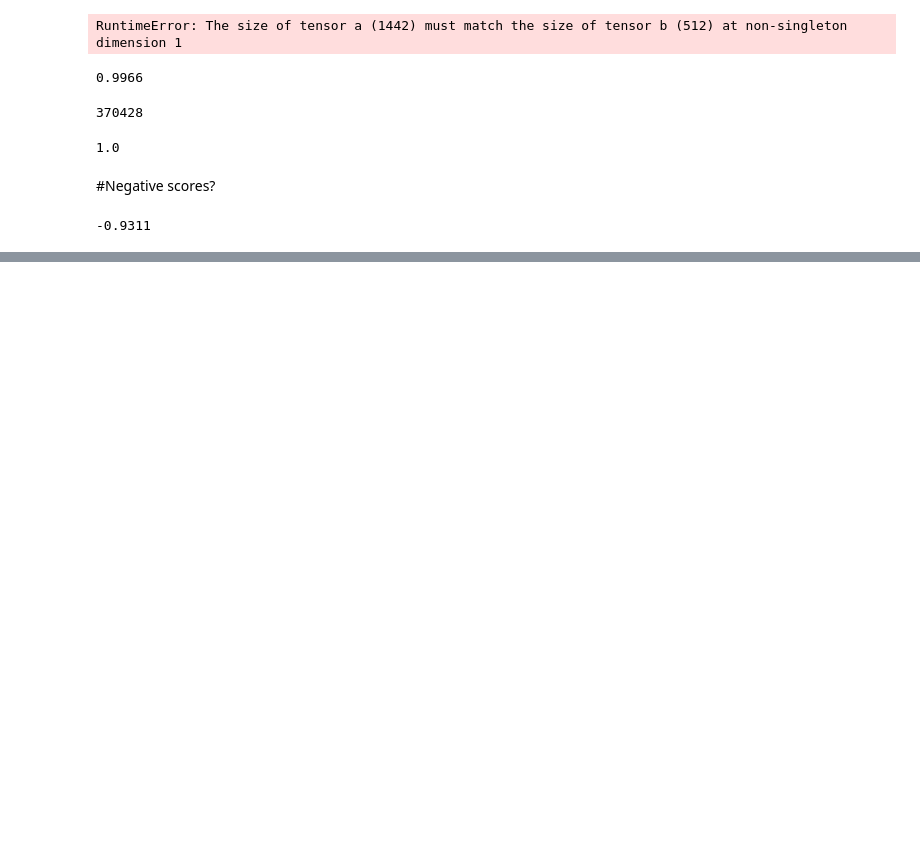
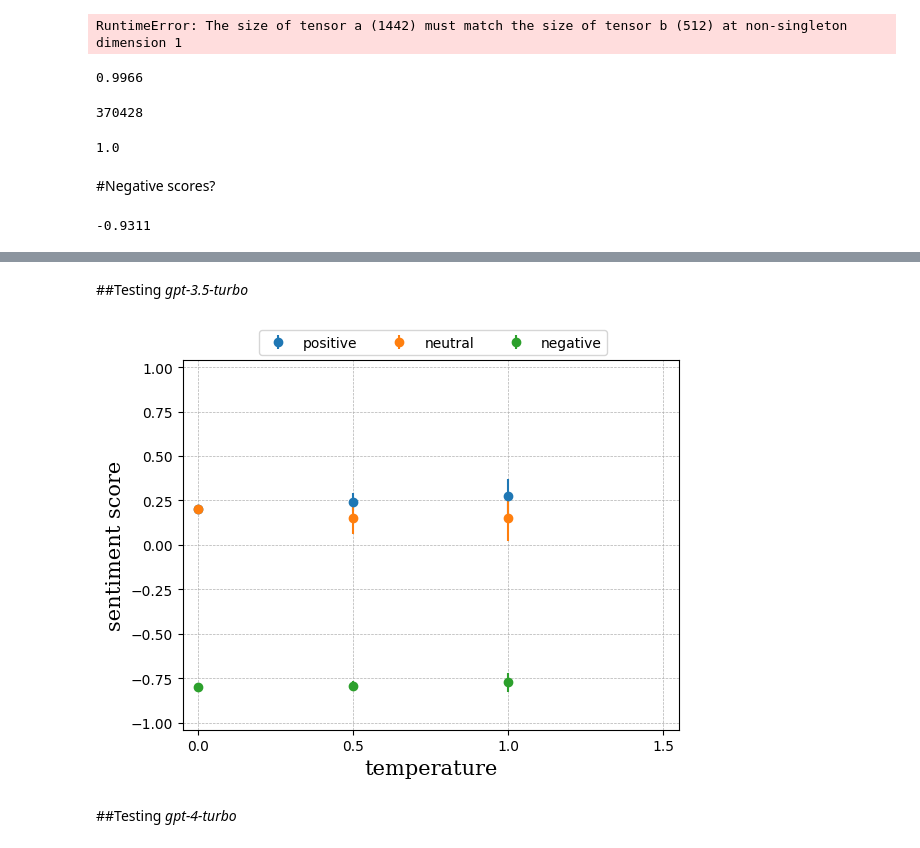
Before and after one commit to pinterj98/DeltaSentiment, a Jupyter notebook: Task1/sentiment_score_test_cases.ipynb, the cells around one changed output, grey strips where cells are left out. Drawn from its saved outputs; the diff is of its cells as text; code cells hidden in the pictures; blank space fills up the shorter version.

```diff
--- a/Task1/sentiment_score_test_cases.ipynb
+++ b/Task1/sentiment_score_test_cases.ipynb
@@ -269,0 +440,51 @@ print(pipe_yiy(negative_text))
+# %% [markdown]
+##Testing *gpt-3.5-turbo*
+# %%
+import matplotlib.pyplot as plt
+import numpy as np
+import statistics
+
+n = 128
+temp_list = [0, 0.5, 1, 1.5]
+model = "gpt-3.5-turbo"
+
+score_avg = []
+score_stdev = []
+for T in temp_list:
+  sample = llm_score(text_pos, model, T, n)
+  score_avg.append(statistics.mean(sample))
+  score_stdev.append(statistics.stdev(sample))
+# %%
+score_avg_neu = []
+score_stdev_neu = []
+for T in temp_list:
+  sample = llm_score(text_neu, model, T, n)
+  score_avg_neu.append(statistics.mean(sample))
+  score_stdev_neu.append(statistics.stdev(sample))
+# %%
+score_avg_neg = []
+score_stdev_neg = []
+for T in temp_list:
+  sample = llm_score(text_neg, model, T, n)
+  score_avg_neg.append(statistics.mean(sample))
+  score_stdev_neg.append(statistics.stdev(sample))
+# %%
+fig = plt.figure()
+plt.errorbar(temp_list, score_avg, yerr=score_stdev, label='positive', marker='o', linestyle='')
+plt.errorbar(temp_list, score_avg_neu, yerr=score_stdev_neu, label='neutral', marker='o', linestyle='')
+plt.errorbar(temp_list, score_avg_neg, yerr=score_stdev_neg, label='negative', marker='o', linestyle='')
+
+font = {'family':'serif','size':15}
+#plt.title("")
+plt.xlabel('temperature', fontdict = font)
+plt.ylabel('sentiment score', fontdict = font)
+plt.xlim(-0.05, 1.55)
+plt.ylim(-1.04, 1.04)
+plt.xticks(np.arange(0, 1.75, step=0.5))
+plt.grid(linestyle = '--', linewidth = 0.5)
+plt.legend(bbox_to_anchor =(0.87, 1.1), ncol = 3)
+plt.show()
+# %% [output]
+[figure, added]
+# %% [markdown]
+##Testing *gpt-4-turbo*
```
Also changed, not shown: parts of 59 cells of this notebook.
